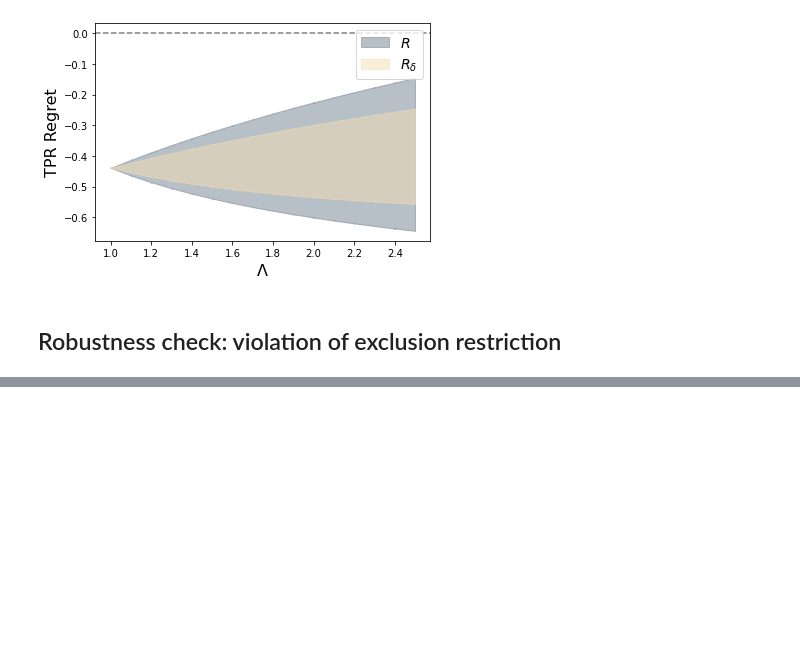
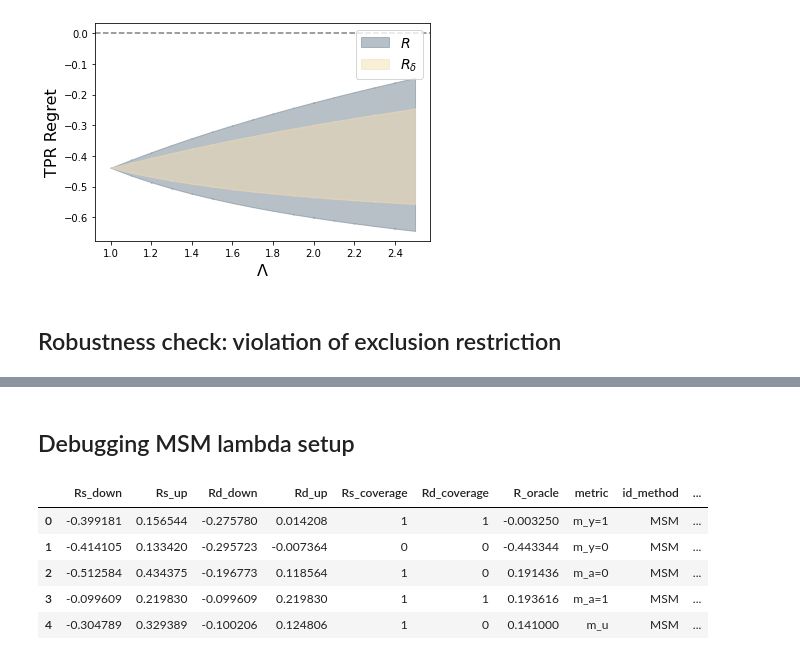
Before and after one commit to lguerdan/policy_comparison_under_confounding, a Jupyter notebook: synthetic_experiments_v2.ipynb, the cells around one changed output, grey strips where cells are left out. Cells and saved outputs as stored; diff of their text form; code cells hidden in the pictures; blank space fills up the shorter version.

Commit message:
WIP: debug MSM further

```diff
--- a/synthetic_experiments_v2.ipynb
+++ b/synthetic_experiments_v2.ipynb
@@ -704,0 +486,39 @@ axes[0].legend()
+# %% [markdown]
+## Debugging MSM lambda setup
+# %%
+lambda_star = 1.1
+lambdas = np.arange(1, 2.6, .1)
+Nsims = 10
+
+Dx, Du = 5, 2
+nD = Dx+Du
+
+dgp = {
+    'N': 10000,
+    'Dx': Dx,
+    'Du': Du,
+    'nz': 10,                # Number of finite pre-treatment values
+    'beta_zy': 0,            # Z -> Y loading (=0 ==> exclusion restriction is satisfied)
+    'e1_coeffs': 4*np.random.rand(nD) - 2,
+    'z_coeffs':  4*np.random.rand(nD) - 2,
+    'mu1_coeffs': 4*np.random.rand(nD) - 1,
+    'mu0_coeffs': 4*np.random.rand(nD) - 2,
+    'lambda': 1.8,
+    'id_assumption': 'MSM'
+}
+
+
+
+dgp = set_dgp_config(dgp, 'MSM')
+
+dgp['lambda_star'] = 1.8
+
+data = generate_data(dgp)
+estimation.estimate_bounds(dgp, data, id_method='MSM', est_method='oracle', K=5)
+# %% [output]
+|  | Rs_down | Rs_up | Rd_down | Rd_up | Rs_coverage | Rd_coverage | R_oracle | metric | id_method | ... |
+| 0 | -0.399181 | 0.156544 | -0.275780 | 0.014208 | 1 | 1 | -0.003250 | m_y=1 | MSM | ... |
+| 1 | -0.414105 | 0.133420 | -0.295723 | -0.007364 | 0 | 0 | -0.443344 | m_y=0 | MSM | ... |
+| 2 | -0.512584 | 0.434375 | -0.196773 | 0.118564 | 1 | 0 | 0.191436 | m_a=0 | MSM | ... |
+| 3 | -0.099609 | 0.219830 | -0.099609 | 0.219830 | 1 | 1 | 0.193616 | m_a=1 | MSM | ... |
+| 4 | -0.304789 | 0.329389 | -0.100206 | 0.124806 | 1 | 0 | 0.141000 | m_u | MSM | ... |
```
Also changed, not shown: parts of 20 cells of this notebook, 1 other file.
